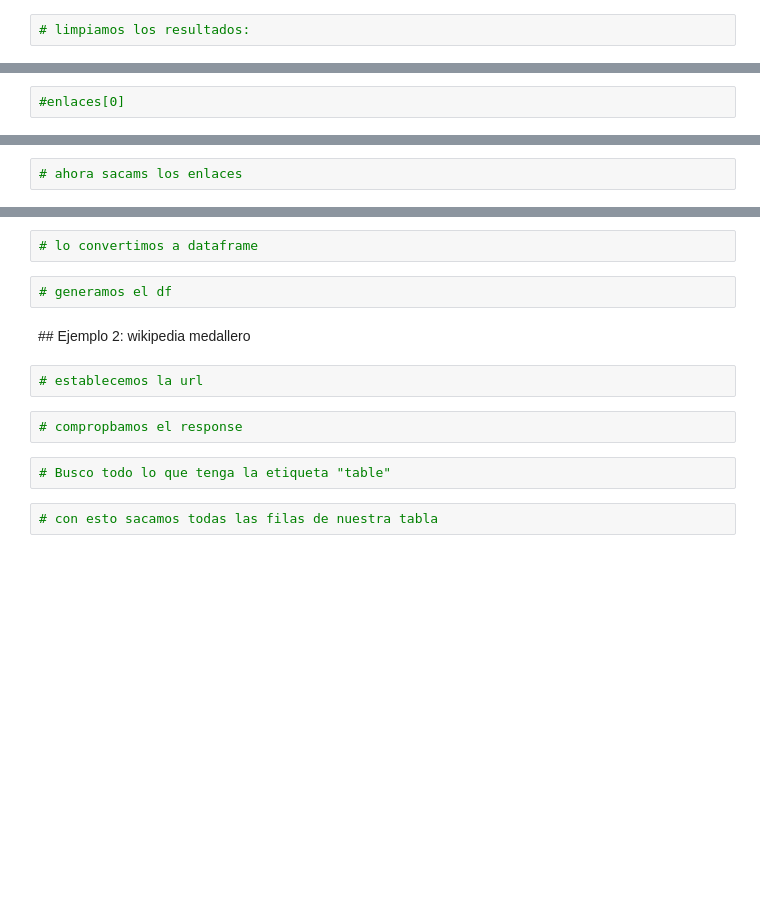
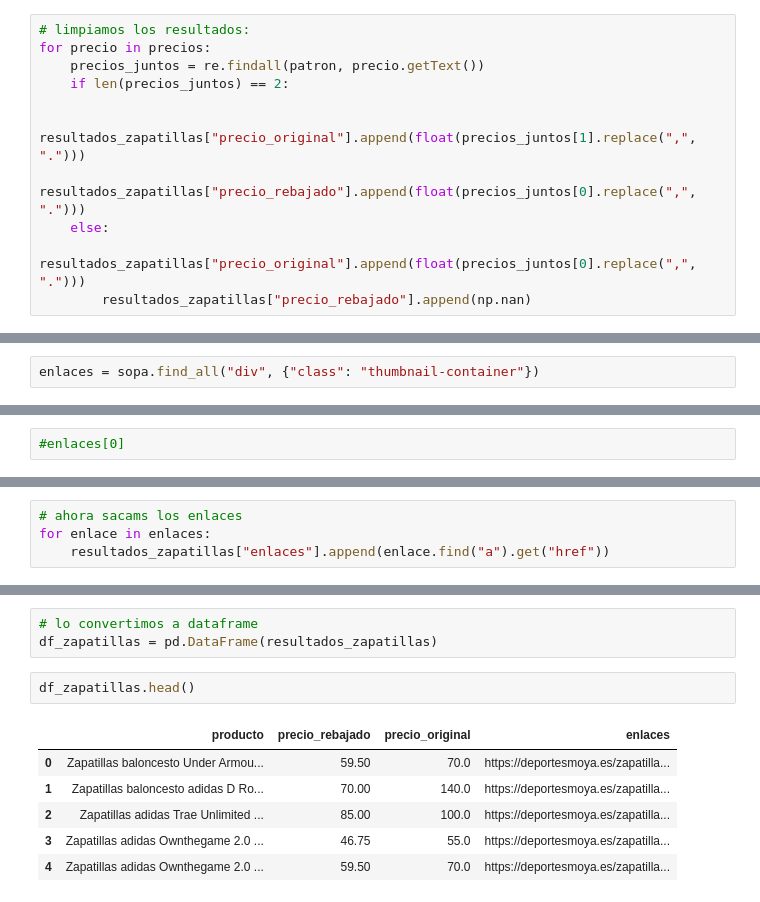
Before and after one commit to Ironhack-Data-Madrid-PartTime-May22/apuntes_clases, a Jupyter notebook: semana-08/8.4-Web scraping.ipynb, the cells around one changed output, grey strips where cells are left out. Drawn from its saved outputs; the diff is of its cells as text; blank space fills up the shorter version.

```diff
--- a/semana-08/8.4-Web scraping.ipynb
+++ b/semana-08/8.4-Web scraping.ipynb
@@ -253,3 +267,12 @@ Sacamos los precios originales y los descuentos de las zapatillas:
 # %%
 # limpiamos los resultados:
+for precio in precios:
+    precios_juntos = re.findall(patron, precio.getText())
+    if len(precios_juntos) == 2:
+
+        resultados_zapatillas["precio_original"].append(float(precios_juntos[1].replace(",", ".")))
+        resultados_zapatillas["precio_rebajado"].append(float(precios_juntos[0].replace(",", ".")))
+    else:
+        resultados_zapatillas["precio_original"].append(float(precios_juntos[0].replace(",", ".")))
+        resultados_zapatillas["precio_rebajado"].append(np.nan)
 # %%
@@ -263,4 +308,6 @@ Saquemos ahora los precios rebajados usando el select:
 # %% [markdown]
 Sacamos los enlaces de cada una de las zapatillas:
+# %%
+enlaces = sopa.find_all("div", {"class": "thumbnail-container"})
 # %%
 #enlaces[0]
@@ -269,2 +324,4 @@ Sacamos los enlaces de cada una de las zapatillas:
 # %%
 # ahora sacams los enlaces
+for enlace in enlaces:
+    resultados_zapatillas["enlaces"].append(enlace.find("a").get("href"))
@@ -271,14 +342,12 @@ Sacamos los enlaces de cada una de las zapatillas:
 # %%
 # lo convertimos a dataframe
+df_zapatillas = pd.DataFrame(resultados_zapatillas)
 # %%
-# generamos el df
+df_zapatillas.head()
+# %% [output]
+|  | producto | precio_rebajado | precio_original | enlaces |
+| 0 | Zapatillas baloncesto Under Armou... | 59.50 | 70.0 | https://deportesmoya.es/zapatilla... |
+| 1 | Zapatillas baloncesto adidas D Ro... | 70.00 | 140.0 | https://deportesmoya.es/zapatilla... |
+| 2 | Zapatillas adidas Trae Unlimited ... | 85.00 | 100.0 | https://deportesmoya.es/zapatilla... |
+| 3 | Zapatillas adidas Ownthegame 2.0 ... | 46.75 | 55.0 | https://deportesmoya.es/zapatilla... |
+| 4 | Zapatillas adidas Ownthegame 2.0 ... | 59.50 | 70.0 | https://deportesmoya.es/zapatilla... |
-# %% [markdown]
-## Ejemplo 2:  wikipedia medallero
-# %%
-# establecemos la url
-# %%
-# compropbamos el response
-# %%
-# Busco todo lo que tenga la etiqueta "table"
-# %%
-# con esto sacamos todas las filas de nuestra tabla
```
Also changed, not shown: parts of 40 cells of this notebook.
